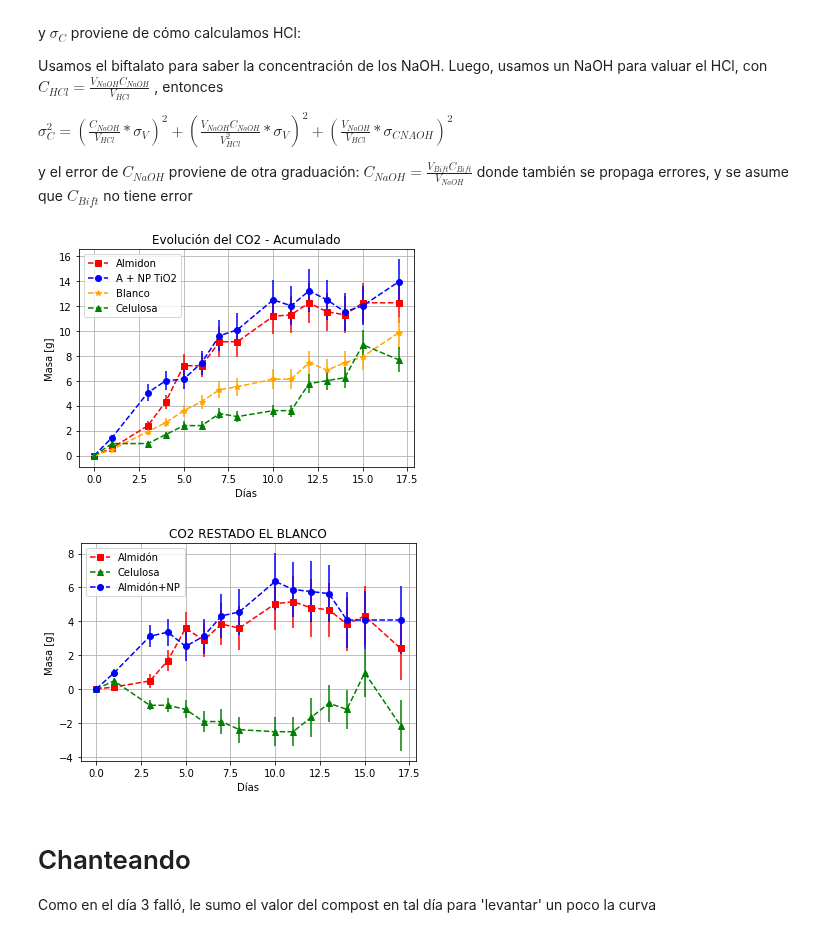
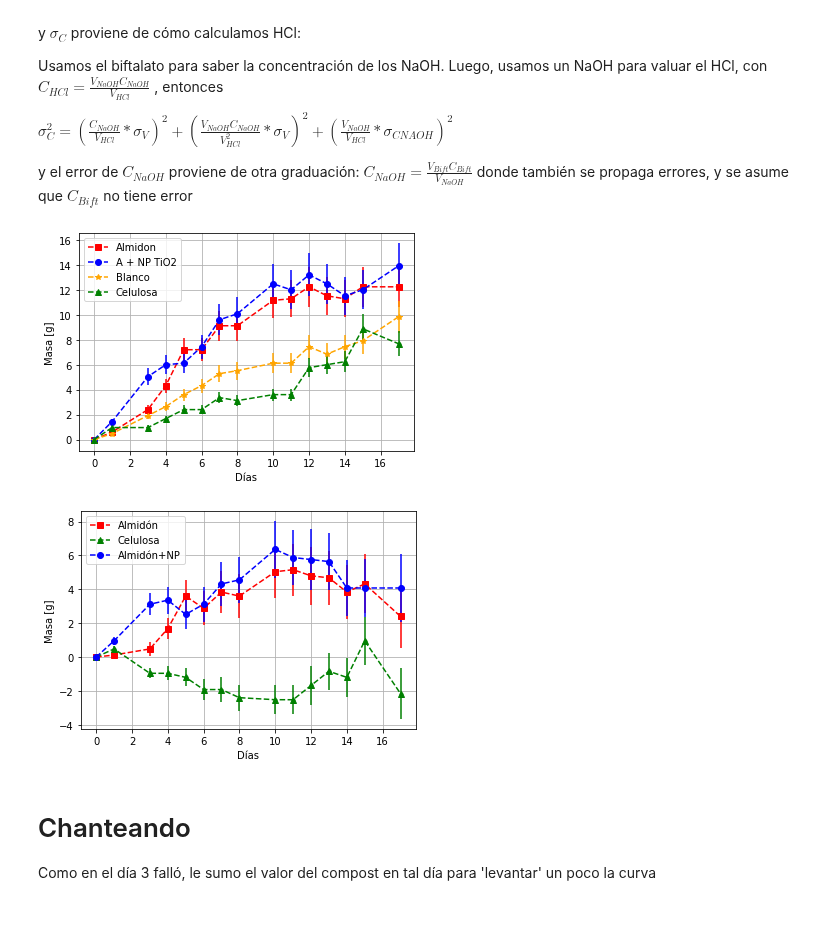
Before and after one commit to fyulita/laboratorio-6-y-7, a Jupyter notebook: Titulacion/segunda_medicion.ipynb, the cells around one changed output. Cells and saved outputs as stored; diff of their text form; code cells hidden in the pictures.

```diff
--- a/Titulacion/segunda_medicion.ipynb
+++ b/Titulacion/segunda_medicion.ipynb
@@ -80,29 +80,31 @@ def error_g(V):
 # %%
 plt.plot(x,gramos(DV_1),'s--',label='Almidon',zorder=4,color='red')
 plt.plot(x,gramos(DV_3),'o--',label='A + NP TiO2',zorder=4,color='blue')
 plt.plot(x,gramos(DV_4),'*--',label='Blanco',zorder=4,color='orange')
 plt.plot(x,gramos(DV_2),'^--',label='Celulosa',zorder=4,color='green')
 
 plt.errorbar(x, gramos(DV_1), yerr=error_g(gramos(DV_1)*24/22), fmt='.',color='red')
 plt.errorbar(x, gramos(DV_3), yerr=error_g(gramos(DV_3)*24/22), fmt='.',color='blue')
 plt.errorbar(x, gramos(DV_4), yerr=error_g(gramos(DV_4)*24/22), fmt='.',color='orange')
 plt.errorbar(x, gramos(DV_2), yerr=error_g(gramos(DV_2)*24/22), fmt='.',color='green')
 
 plt.legend()
 plt.grid(True)
-plt.title('Evolución del CO2 - Acumulado')
+plt.xticks(np.arange(0,17,2))
+
+#plt.title('Evolución del CO2 - Acumulado')
 plt.xlabel('Días')
 plt.ylabel('Masa [g]')
 plt.savefig('titulacion-segunda_medicion.png')
 plt.show()
 # %% [output]
-[figure, old version]
+[figure, new version]
 # %%
 error_resta_1=(error_g(gramos(DV_1))**2 + error_g(gramos(DV_4))**2)**0.5
 error_resta_2=(error_g(gramos(DV_2))**2 + error_g(gramos(DV_4))**2)**0.5
 error_resta_3=(error_g(gramos(DV_3))**2 + error_g(gramos(DV_4))**2)**0.5
 
-plt.title('CO2 RESTADO EL BLANCO')
+#plt.title('CO2 RESTADO EL BLANCO')
 plt.plot(x,(gramos(DV_1)-gramos(DV_4)),'s--',label='Almidón',zorder=3,color='red')
 plt.plot(x,(gramos(DV_2)-gramos(DV_4)),'^--',label='Celulosa',zorder=3,color='green')
 plt.plot(x,(gramos(DV_3)-gramos(DV_4)),'o--',label='Almidón+NP',zorder=3,color='blue')
@@ -111,13 +113,16 @@ plt.errorbar(x,(gramos(DV_2)-gramos(DV_4)), yerr=error_resta_2, fmt='.',color='g
 plt.errorbar(x,(gramos(DV_3)-gramos(DV_4)), yerr=error_resta_3, fmt='.',color='blue')
 plt.legend()
 plt.legend()
+
+plt.xticks(np.arange(0,17,2))
+
 plt.grid(True)
 plt.xlabel('Días')
 plt.ylabel('Masa [g]')
 plt.savefig('segunda_medicion_restado.png')
 plt.show()
 # %% [output]
-[figure, old version]
+[figure, new version]
 # %% [markdown]
 # Chanteando
 
```
Also changed, not shown: 22 other files.
